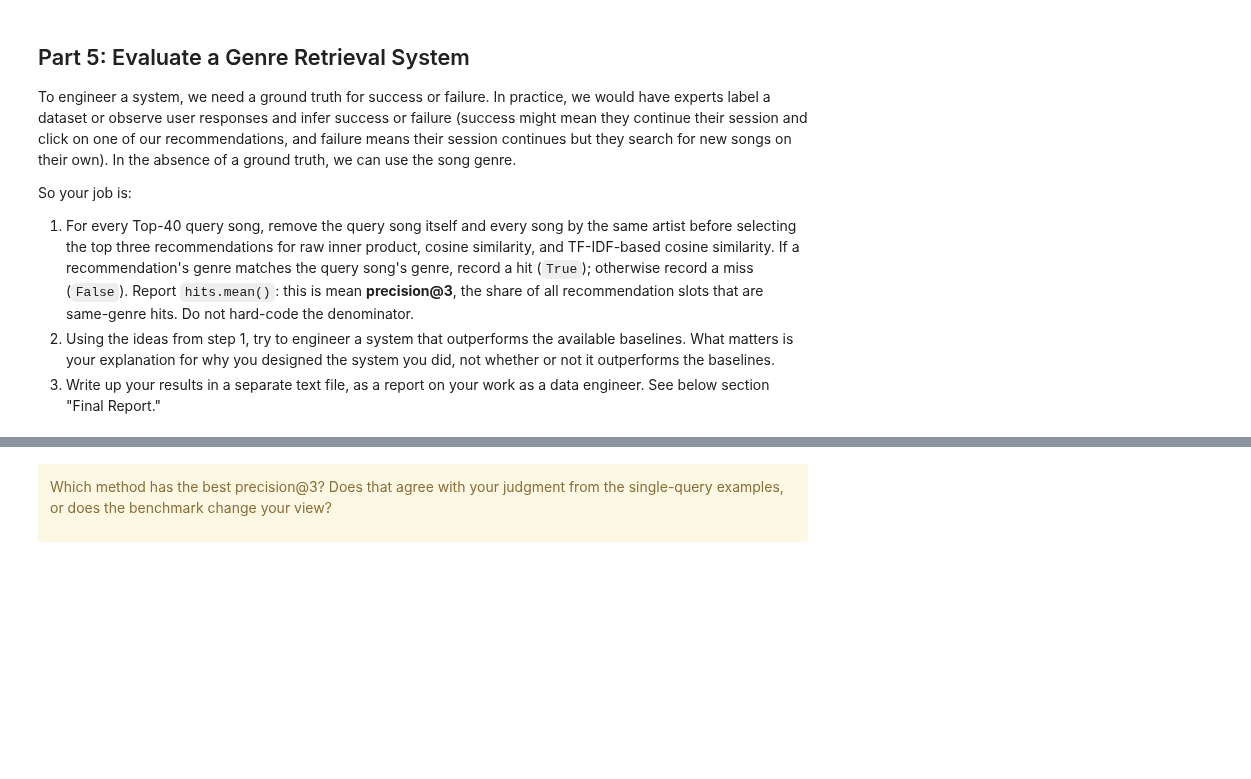
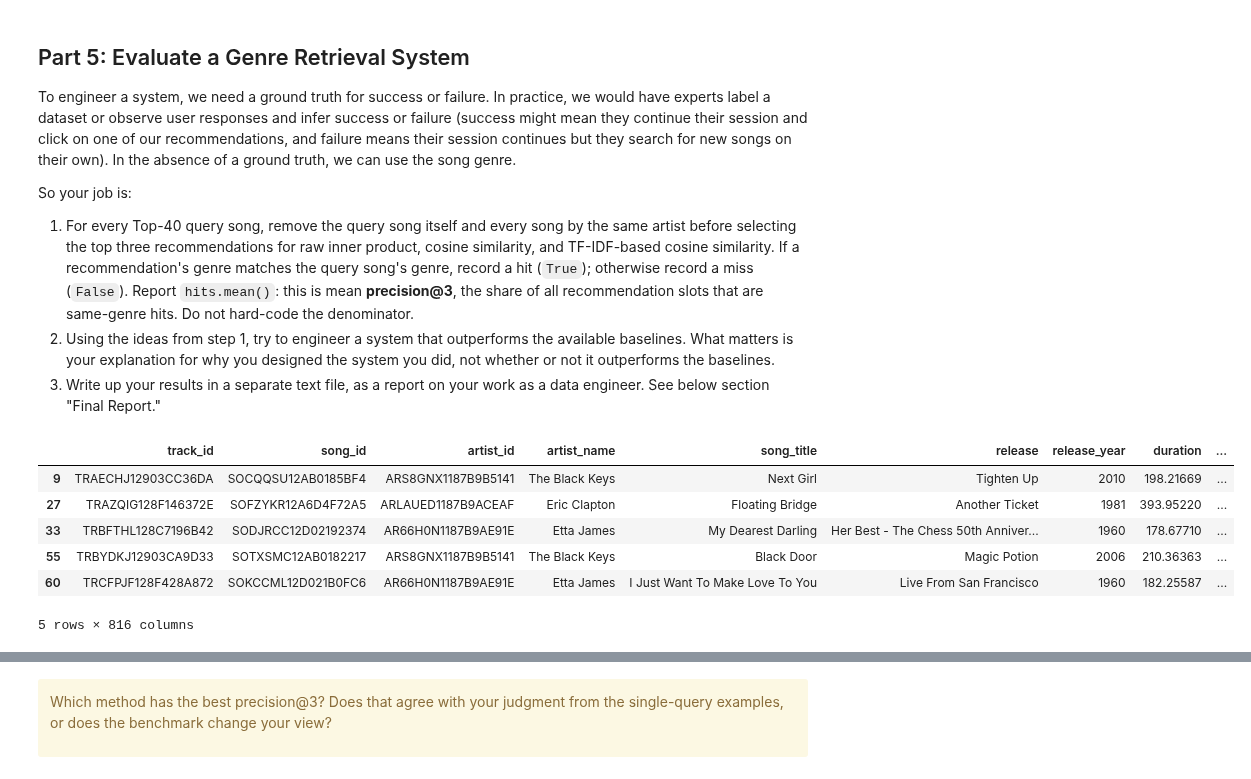
Before and after one commit to wesleyfletcher/UU_F26_templates, a Jupyter notebook: Week02/Thursday Lab/lab_02_in_class.ipynb, the cells around one changed output, grey strips where cells are left out. Cells and saved outputs as stored; diff of their text form; code cells hidden in the pictures; blank space fills up the shorter version.

```diff
--- a/Week02/Thursday Lab/lab_02_in_class.ipynb
+++ b/Week02/Thursday Lab/lab_02_in_class.ipynb
@@ -293,3 +364,14 @@ So your job is:
 1. For every Top-40 query song, remove the query song itself and every song by the same artist before selecting the top three recommendations for raw inner product, cosine similarity, and TF-IDF-based cosine similarity. If a recommendation's genre matches the query song's genre, record a hit (`True`); otherwise record a miss (`False`). Report `hits.mean()`: this is mean **precision@3**, the share of all recommendation slots that are same-genre hits. Do not hard-code the denominator.
 2. Using the ideas from step 1, try to engineer a system that outperforms the available baselines. What matters is your explanation for why you designed the system you did, not whether or not it outperforms the baselines.
 3. Write up your results in a separate text file, as a report on your work as a data engineer. See below section "Final Report."
+# %%
+df = songs[songs['track_id'].isin(top_40['track_id'])]
+df.head()
+# %% [output]
+|  | track_id | song_id | artist_id | artist_name | song_title | release | release_year | duration | ... |
+| 9 | TRAECHJ12903CC36DA | SOCQQSU12AB0185BF4 | ARS8GNX1187B9B5141 | The Black Keys | Next Girl | Tighten Up | 2010 | 198.21669 | ... |
+| 27 | TRAZQIG128F146372E | SOFZYKR12A6D4F72A5 | ARLAUED1187B9ACEAF | Eric Clapton | Floating Bridge | Another Ticket | 1981 | 393.95220 | ... |
+| 33 | TRBFTHL128C7196B42 | SODJRCC12D02192374 | AR66H0N1187B9AE91E | Etta James | My Dearest Darling | Her Best - The Chess 50th Anniver... | 1960 | 178.67710 | ... |
+| 55 | TRBYDKJ12903CA9D33 | SOTXSMC12AB0182217 | ARS8GNX1187B9B5141 | The Black Keys | Black Door | Magic Potion | 2006 | 210.36363 | ... |
+| 60 | TRCFPJF128F428A872 | SOKCCML12D021B0FC6 | AR66H0N1187B9AE91E | Etta James | I Just Want To Make Love To You | Live From San Francisco | 1960 | 182.25587 | ... |
+5 rows × 816 columns
```
Also changed, not shown: parts of 17 cells of this notebook.
